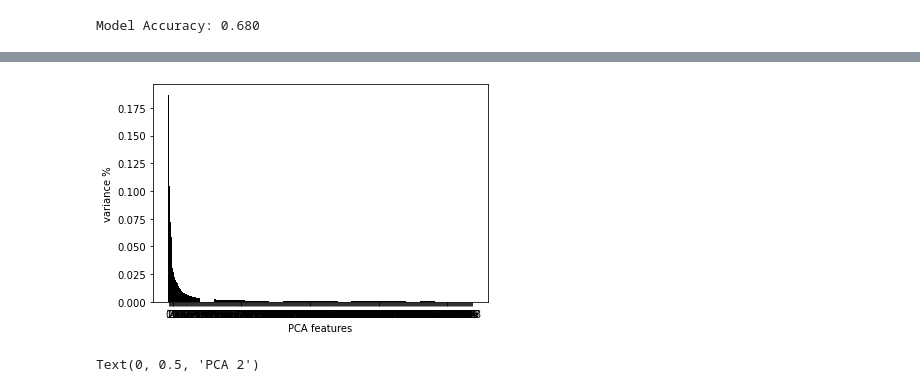
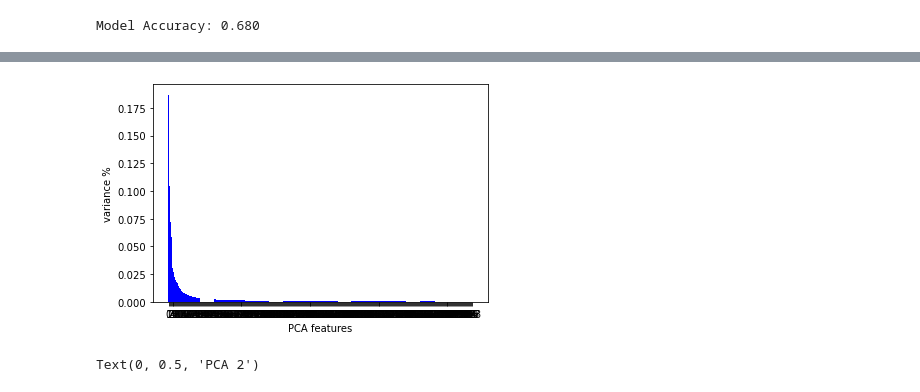
Before and after one commit to kuty007/final-porj-semB, a Jupyter notebook: dogs_vs_cats-Copy1.ipynb, the cells around one changed output, grey strips where cells are left out. Cells and saved outputs as stored; diff of their text form; code cells hidden in the pictures.

```diff
--- a/dogs_vs_cats-Copy1.ipynb
+++ b/dogs_vs_cats-Copy1.ipynb
@@ -502,19 +545,19 @@ BaggingClassifier(base_estimator=XGBClassifier(base_score=None, booster=None,
 # %%
 # Standardize the data to have a mean of ~0 and a variance of 1
 X_std = StandardScaler().fit_transform(df)
 # Create a PCA instance: pca
 pca = PCA(n_components=0.9)
 principalComponents = pca.fit_transform(X_std)
 # Plot the explained variances
 features = range(pca.n_components_)
-plt.bar(features, pca.explained_variance_ratio_, color='black')
+plt.bar(features, pca.explained_variance_ratio_, color='blue')
 plt.xlabel('PCA features')
 plt.ylabel('variance %')
 plt.xticks(features)
 # Save components to a DataFrame
 PCA_components = pd.DataFrame(principalComponents)
 # %% [output]
-[figure, old version]
+[figure, new version]
 # %%
 plt.scatter(PCA_components[0], PCA_components[1], alpha=.1, color='black')
 plt.xlabel('PCA 1')
```
Also changed, not shown: parts of 21 cells of this notebook.
